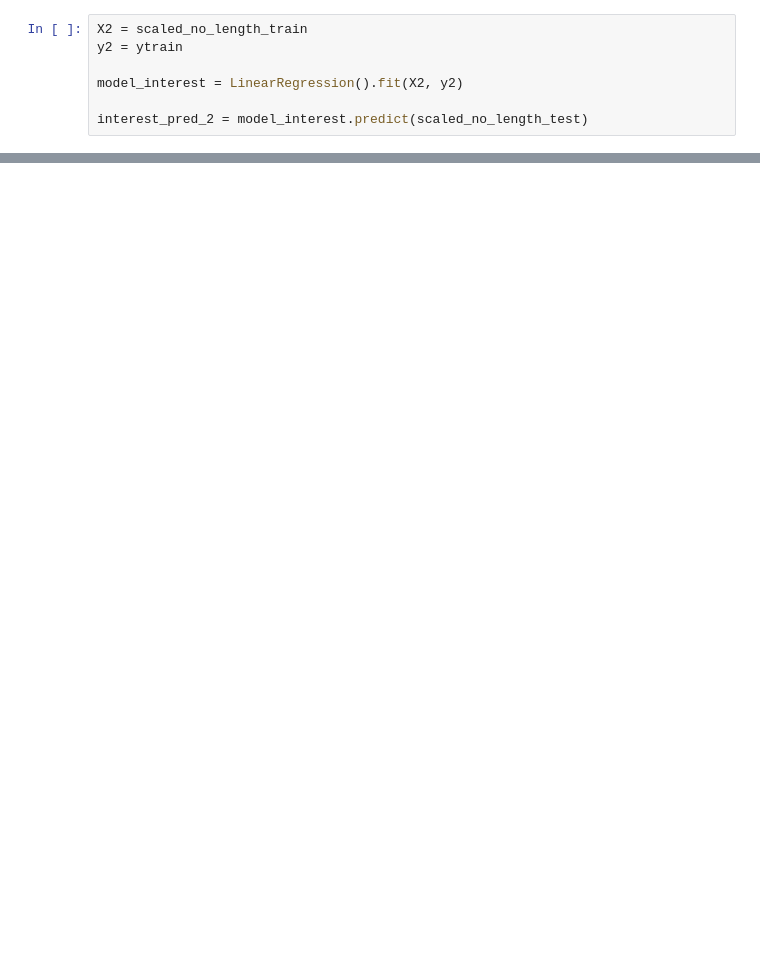
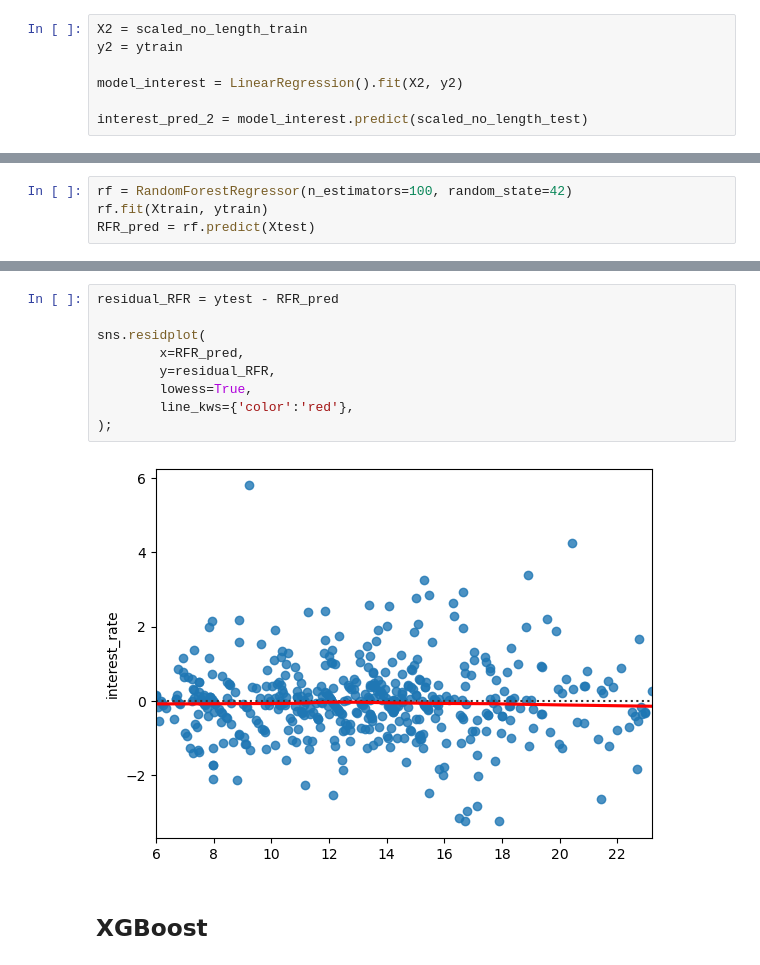
Before and after one commit to j-forte/Liner-Regression_CaseStudy, a Jupyter notebook: main2electricboogaloo.ipynb, the cells around one changed output, grey strips where cells are left out. Saved outputs shown, nothing was run; the diff lists cells and outputs as text; blank space fills up the shorter version.

```diff
--- a/main2electricboogaloo.ipynb
+++ b/main2electricboogaloo.ipynb
@@ -222,0 +258,4 @@ sns.residplot(
+# %%
+rf = RandomForestRegressor(n_estimators=100, random_state=42)
+rf.fit(Xtrain, ytrain)
+RFR_pred = rf.predict(Xtest)
@@ -222,0 +278,13 @@ sns.residplot(
+# %%
+residual_RFR = ytest - RFR_pred
+
+sns.residplot(
+        x=RFR_pred,
+        y=residual_RFR,
+        lowess=True,
+        line_kws={'color':'red'},
+);
+# %% [output]
+[figure, added]
+# %% [markdown]
+## XGBoost
```
Also changed, not shown: parts of 19 cells of this notebook.
